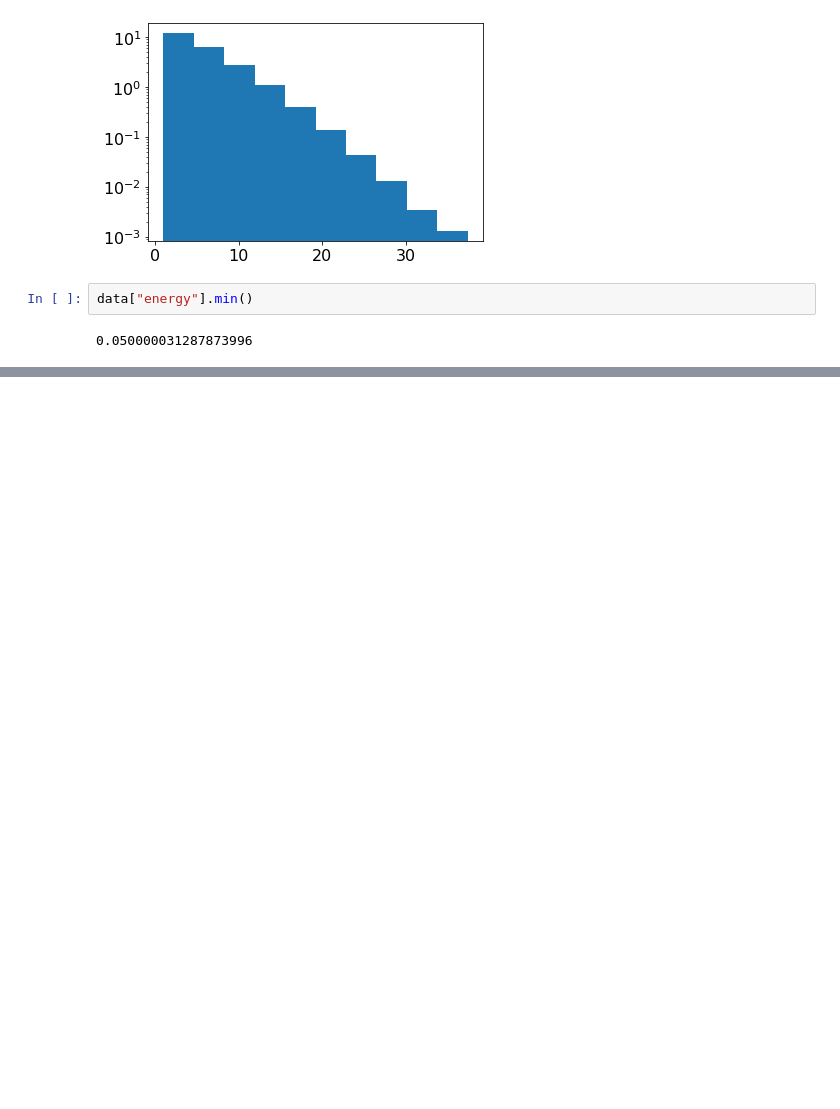
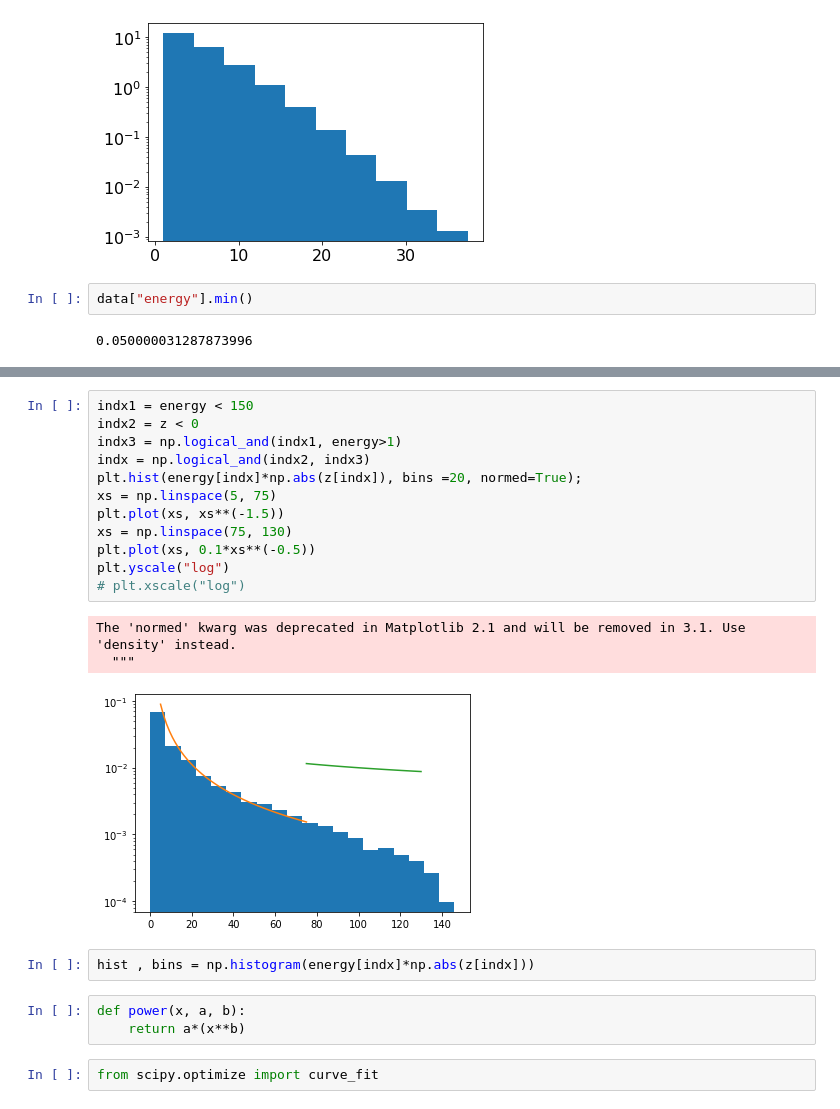
Before and after one commit to Zelenyy/phd-code, a Jupyter notebook: notebooks/17.Aragats_2020.06.03.ipynb, the cells around one changed output, grey strips where cells are left out. Drawn from its saved outputs; the diff is of its cells as text; blank space fills up the shorter version.

```diff
--- a/notebooks/17.Aragats_2020.06.03.ipynb
+++ b/notebooks/17.Aragats_2020.06.03.ipynb
@@ -207,0 +220,23 @@ data["energy"].min()
+# %%
+indx1 = energy < 150
+indx2 = z < 0
+indx3 = np.logical_and(indx1, energy>1)
+indx = np.logical_and(indx2, indx3)
+plt.hist(energy[indx]*np.abs(z[indx]), bins =20, normed=True);
+xs = np.linspace(5, 75)
+plt.plot(xs, xs**(-1.5))
+xs = np.linspace(75, 130)
+plt.plot(xs, 0.1*xs**(-0.5))
+plt.yscale("log")
+# plt.xscale("log")
+# %% [output]
+The 'normed' kwarg was deprecated in Matplotlib 2.1 and will be removed in 3.1. Use 'density' instead.
+  """
+[figure, added]
+# %%
+hist , bins = np.histogram(energy[indx]*np.abs(z[indx]))
+# %%
+def power(x, a, b):
+    return a*(x**b)
+# %%
+from scipy.optimize import curve_fit
```
Also changed, not shown: parts of 8 cells of this notebook, 6 other files.
